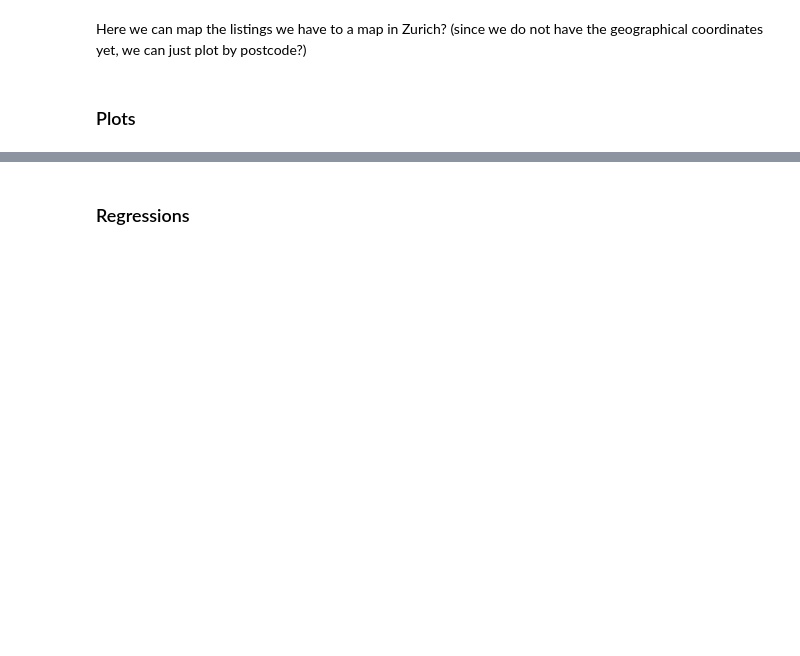
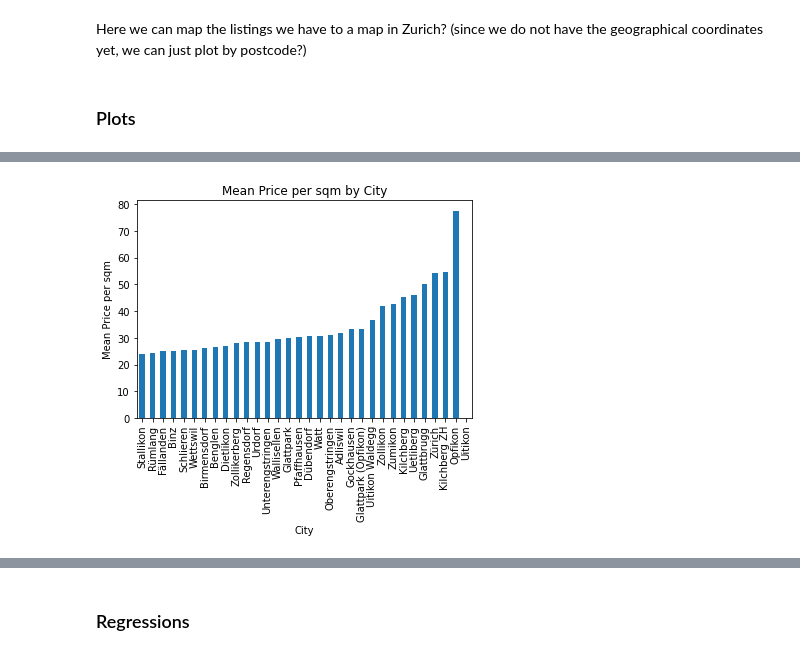
Before and after one commit to Jindi-Huang/pp4r_final_assignments, a Jupyter notebook: src/homegate_analysis.ipynb, the cells around one changed output, grey strips where cells are left out. Saved outputs shown, nothing was run; the diff lists cells and outputs as text; code cells hidden in the pictures; blank space fills up the shorter version.

```diff
--- a/src/homegate_analysis.ipynb
+++ b/src/homegate_analysis.ipynb
@@ -26,0 +79,9 @@ Here we can map the listings we have to a map in Zurich? (since we do not have t
+# %%
+# plot the mean Price per sqm by city, in ascending order
+df.groupby('City')['Price per sqm'].mean().sort_values().plot(kind='bar')
+plt.xlabel('City')
+plt.ylabel('Mean Price per sqm')
+plt.title('Mean Price per sqm by City')
+plt.show()
+# %% [output]
+[figure, added]
```
Also changed, not shown: parts of 12 cells of this notebook, 2 other files.
